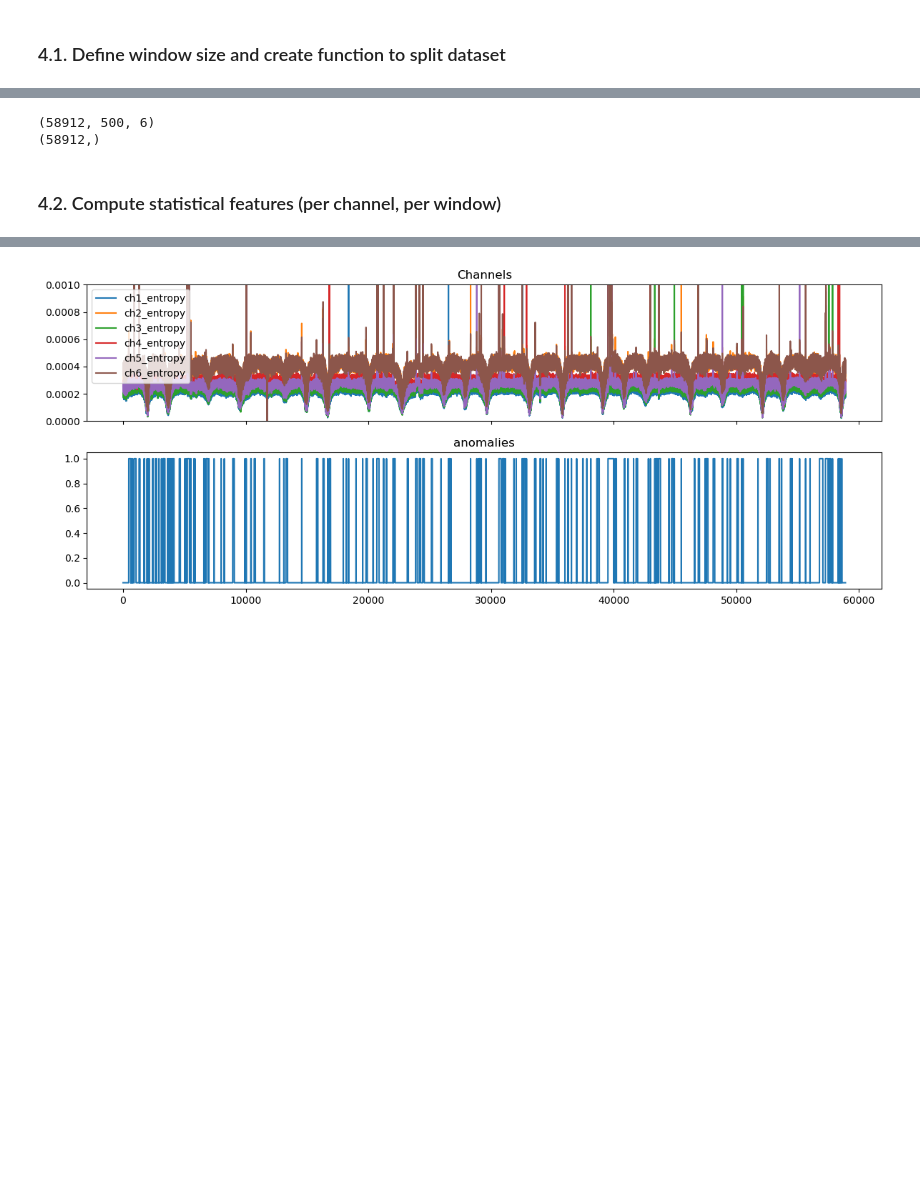
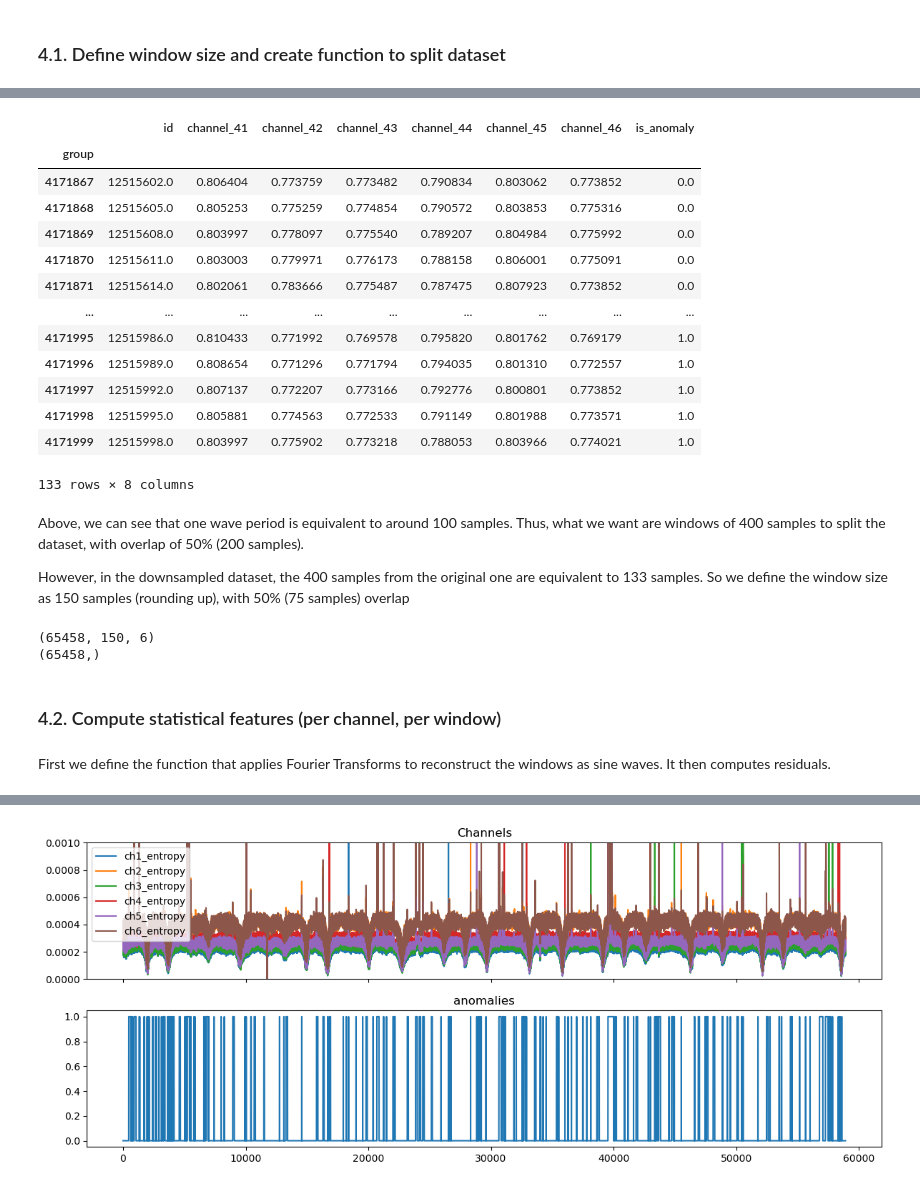
Before and after one commit to ZeIcaro/esa-anomaly-challenge, a Jupyter notebook: TP01.ipynb, the cells around one changed output, grey strips where cells are left out. Saved outputs shown, nothing was run; the diff lists cells and outputs as text; code cells hidden in the pictures; blank space fills up the shorter version.

```diff
--- a/TP01.ipynb
+++ b/TP01.ipynb
@@ -410 +453,23 @@ This makes the model understand patterns, not single values.
+# %%
+df_analysis
+# %% [output]
+|  | id | channel_41 | channel_42 | channel_43 | channel_44 | channel_45 | channel_46 | is_anomaly |
+| group |  |  |  |  |  |  |  |  |
+| 4171867 | 12515602.0 | 0.806404 | 0.773759 | 0.773482 | 0.790834 | 0.803062 | 0.773852 | 0.0 |
+| 4171868 | 12515605.0 | 0.805253 | 0.775259 | 0.774854 | 0.790572 | 0.803853 | 0.775316 | 0.0 |
+| 4171869 | 12515608.0 | 0.803997 | 0.778097 | 0.775540 | 0.789207 | 0.804984 | 0.775992 | 0.0 |
+| 4171870 | 12515611.0 | 0.803003 | 0.779971 | 0.776173 | 0.788158 | 0.806001 | 0.775091 | 0.0 |
+| 4171871 | 12515614.0 | 0.802061 | 0.783666 | 0.775487 | 0.787475 | 0.807923 | 0.773852 | 0.0 |
+| ... | ... | ... | ... | ... | ... | ... | ... | ... |
+| 4171995 | 12515986.0 | 0.810433 | 0.771992 | 0.769578 | 0.795820 | 0.801762 | 0.769179 | 1.0 |
+| 4171996 | 12515989.0 | 0.808654 | 0.771296 | 0.771794 | 0.794035 | 0.801310 | 0.772557 | 1.0 |
+| 4171997 | 12515992.0 | 0.807137 | 0.772207 | 0.773166 | 0.792776 | 0.800801 | 0.773852 | 1.0 |
+| 4171998 | 12515995.0 | 0.805881 | 0.774563 | 0.772533 | 0.791149 | 0.801988 | 0.773571 | 1.0 |
+| 4171999 | 12515998.0 | 0.803997 | 0.775902 | 0.773218 | 0.788053 | 0.803966 | 0.774021 | 1.0 |
+133 rows × 8 columns
+# %% [markdown]
+Above, we can see that one wave period is equivalent to around 100 samples. Thus, what we want are windows of 400 samples to split the dataset, with overlap of 50% (200 samples).
+
+However, in the downsampled dataset, the 400 samples from the original one are equivalent to 133 samples.
+So we define the window size as 150 samples (rounding up), with 50% (75 samples) overlap
 # %%
@@ -430,11 +491,17 @@ def create_windows(df, window_size, step_size):
 
     return np.array(X_windows), np.array(y_windows)
 # %%
-X, y = create_windows(df_train_smooth, window_size, step_size)
+window_size = 150      # number of samples per window
+step_size = 75        # how much to move the window each time (50% overlap)
+n_channels = 6
+
+X, y = create_windows(df_downsampled, window_size, step_size)
 print(X.shape)
 print(y.shape)
 # %% [output]
-(58912, 500, 6)
-(58912,)
+(65458, 150, 6)
+(65458,)
 # %% [markdown]
 ### 4.2. Compute statistical features (per channel, per window)
+# %% [markdown]
+First we define the function that applies Fourier Transforms to reconstruct the windows as sine waves. It then computes residuals.
```
Also changed, not shown: parts of 23 cells of this notebook.
